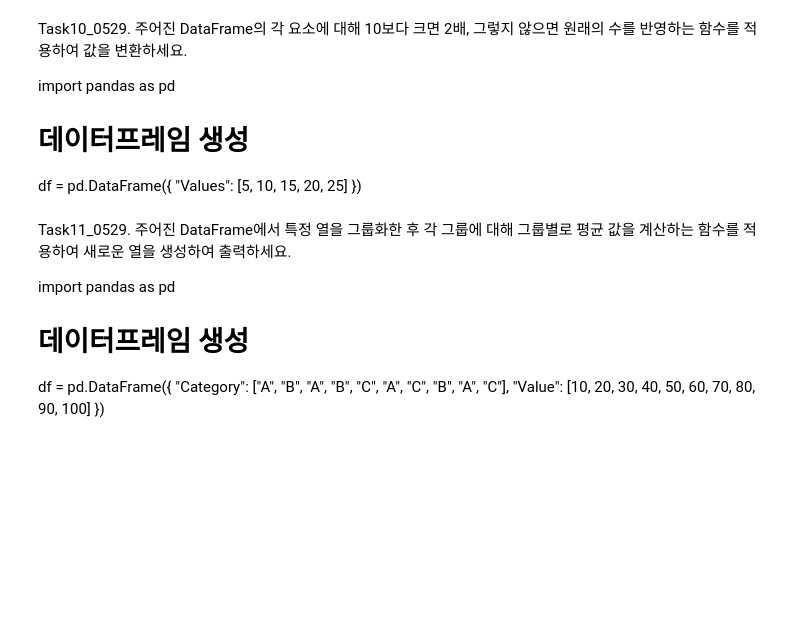
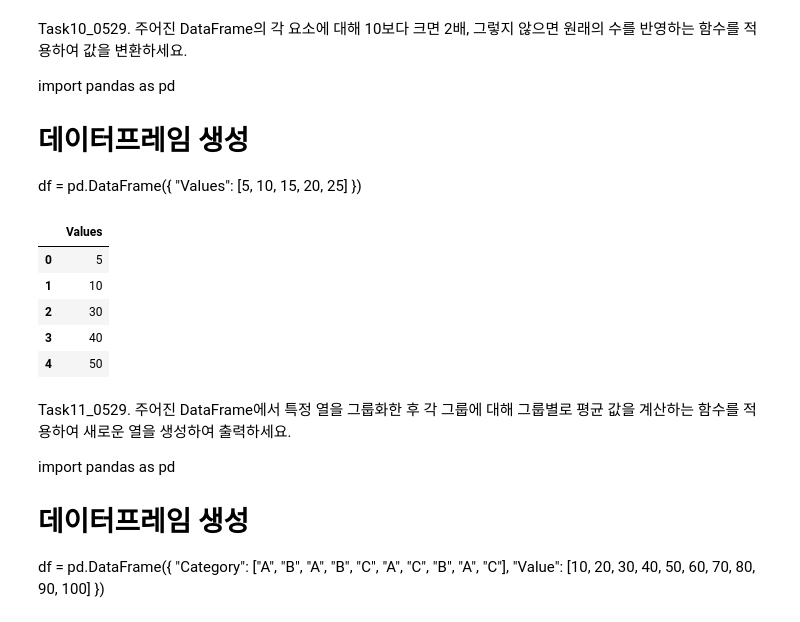
Before and after one commit to windyday0622/windyday, a Jupyter notebook: m3_분석 라이브러리/ 과제_240529.ipynb, the cells around one changed output. Saved outputs shown, nothing was run; the diff lists cells and outputs as text; code cells hidden in the pictures; blank space fills up the shorter version.

```diff
--- a/m3_분석 라이브러리/ 과제_240529.ipynb
+++ b/m3_분석 라이브러리/ 과제_240529.ipynb
@@ -290,6 +290,24 @@ import pandas as pd
 df = pd.DataFrame({
     "Values": [5, 10, 15, 20, 25]
 })
+# %%
+import pandas as pd
+
+df = pd.DataFrame({"Values": [5, 10, 15, 20, 25]})
+
+def transform(x):
+    return x * 2 if x > 10 else x
+
+df["Values"] = df["Values"].apply(transform)
+
+df
+# %% [output]
+|  | Values |
+| 0 | 5 |
+| 1 | 10 |
+| 2 | 30 |
+| 3 | 40 |
+| 4 | 50 |
 # %% [markdown]
 Task11_0529. 주어진 DataFrame에서 특정 열을 그룹화한 후 각 그룹에 대해 그룹별로 평균 값을 계산하는 함수를 적용하여 새로운 열을 생성하여 출력하세요.
 
```
